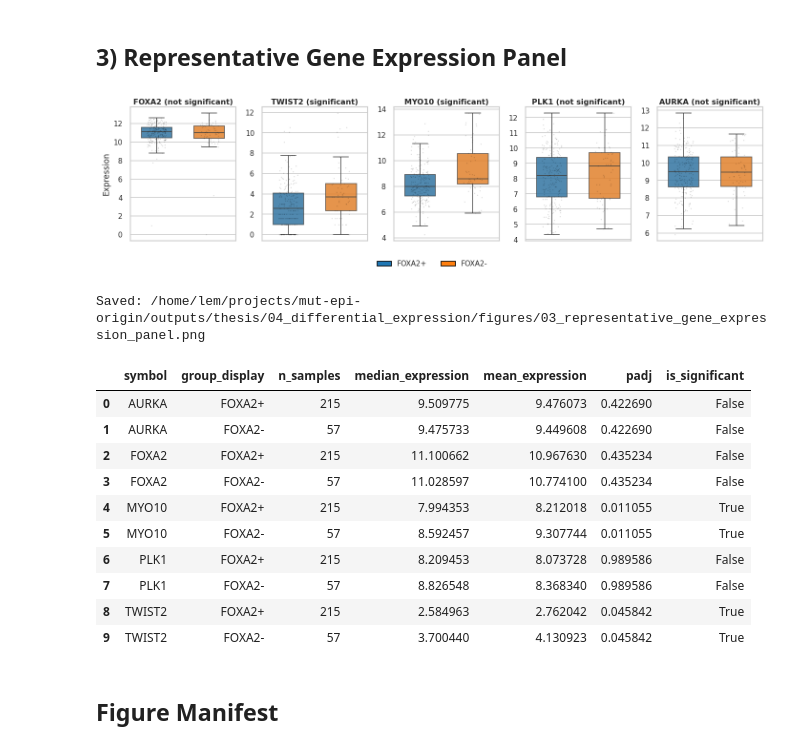
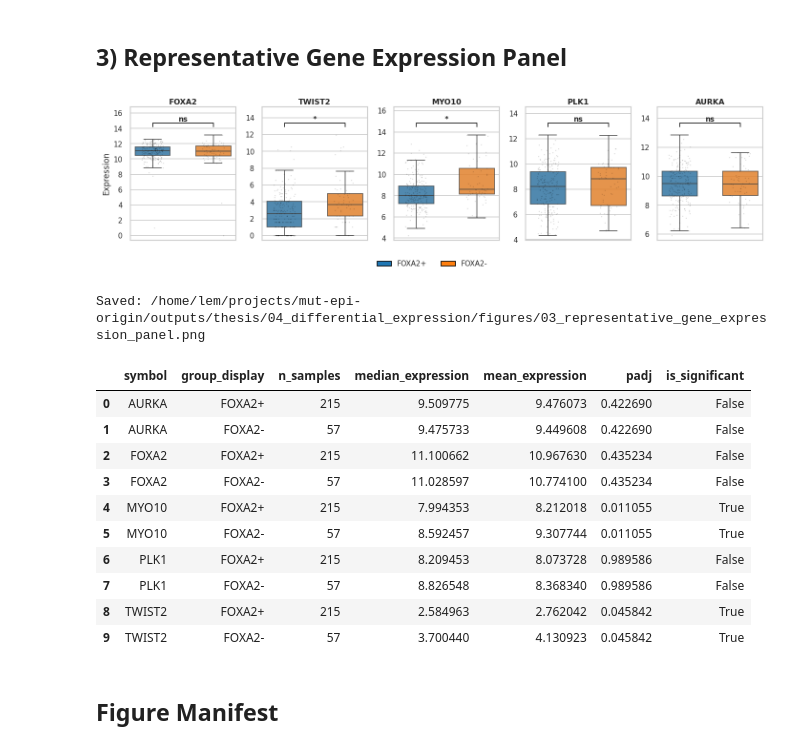
Before and after one commit to GalaxyShadesCat/mut-epi-origin, a Jupyter notebook: outputs/thesis/04_differential_expression/differential_expression.ipynb, the cells around one changed output. Cells and saved outputs as stored; diff of their text form; code cells hidden in the pictures.

```diff
--- a/outputs/thesis/04_differential_expression/differential_expression.ipynb
+++ b/outputs/thesis/04_differential_expression/differential_expression.ipynb
@@ -296,12 +296,32 @@ summary.to_csv(DATA_DIR / 'representative_gene_expression_summary.csv', index=Fa
 
 plot_order = [g['symbol'] for g in gene_panel]
 palette = {'FOXA2+': '#1f77b4', 'FOXA2-': '#ff7f0e'}
+
+def significance_stars(padj):
+    if padj < 0.001:
+        return '***'
+    if padj < 0.01:
+        return '**'
+    if padj < 0.05:
+        return '*'
+    return 'ns'
+
+def add_significance_bar(ax, values, label):
+    y_min = float(values.min())
+    y_max = float(values.max())
+    y_range = y_max - y_min
+    y = y_max + 0.08 * y_range
+    h = 0.04 * y_range
+    ax.plot([0, 0, 1, 1], [y, y + h, y + h, y], color='black', linewidth=0.9)
+    ax.text(0.5, y + h, label, ha='center', va='bottom', fontsize=9, fontweight='bold')
+    ax.set_ylim(y_min - 0.05 * y_range, y + h + 0.16 * y_range)
+
 from matplotlib.patches import Patch
 fig, axes = plt.subplots(1, 5, figsize=(11.9, 3.15), sharey=False)
 for i, (ax, symbol) in enumerate(zip(axes, plot_order)):
     sub = expr_long[expr_long['symbol'] == symbol].copy()
     sig_row = panel_df[panel_df['symbol'] == symbol].iloc[0]
-    status = 'significant' if bool(sig_row['is_significant']) else 'not significant'
+    star_label = significance_stars(float(sig_row['padj']))
     sns.boxplot(
         data=sub,
         x='group_display',
@@ -310,35 +330,36 @@ for i, (ax, symbol) in enumerate(zip(axes, plot_order)):
         order=display_order,
         hue_order=display_order,
         dodge=False,
         palette=palette,
         width=0.58,
         linewidth=0.9,
         fliersize=0,
         legend=False,
         ax=ax,
         boxprops={'alpha': 0.85},
     )
     sns.stripplot(data=sub, x='group_display', y='expression', order=display_order, color='black', alpha=0.28, size=1.0, jitter=0.18, ax=ax)
-    ax.set_title(f'{symbol} ({status})', fontsize=9.5, fontweight='bold', pad=3)
+    add_significance_bar(ax, sub['expression'], star_label)
+    ax.set_title(symbol, fontsize=9.5, fontweight='bold', pad=3)
     ax.set_xlabel('')
     ax.set_xticklabels([])
     ax.tick_params(axis='x', length=0)
     ax.set_ylabel('Expression' if i == 0 else '')
 
 legend_handles = [
     Patch(facecolor=palette['FOXA2+'], edgecolor='black', label='FOXA2+'),
     Patch(facecolor=palette['FOXA2-'], edgecolor='black', label='FOXA2-'),
 ]
 fig.legend(handles=legend_handles, loc='lower center', bbox_to_anchor=(0.5, -0.03), ncol=2, frameon=False)
 fig.tight_layout(rect=[0, 0.08, 1, 1], w_pad=1.0)
 out = FIG_DIR / '03_representative_gene_expression_panel.png'
 fig.savefig(out, dpi=300, bbox_inches='tight')
 plt.show()
 plt.close(fig)
 print('Saved:', out)
 summary
 # %% [output]
-[figure, old version]
+[figure, new version]
 Saved: /home/lem/projects/mut-epi-origin/outputs/thesis/04_differential_expression/figures/03_representative_gene_expression_panel.png
 |  | symbol | group_display | n_samples | median_expression | mean_expression | padj | is_significant |
 | 0 | AURKA | FOXA2+ | 215 | 9.509775 | 9.476073 | 0.422690 | False |
```
Also changed, not shown: 10 other files.
